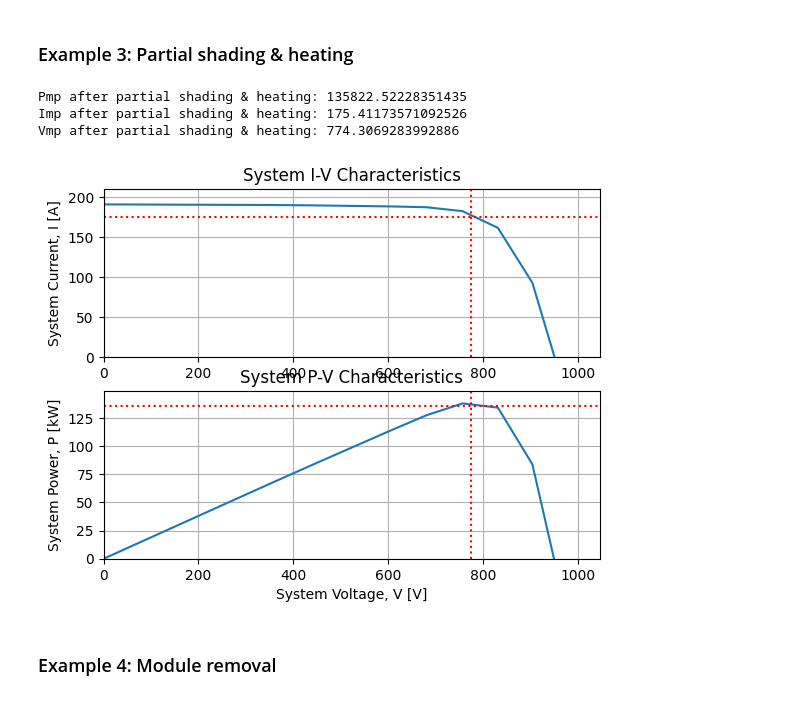
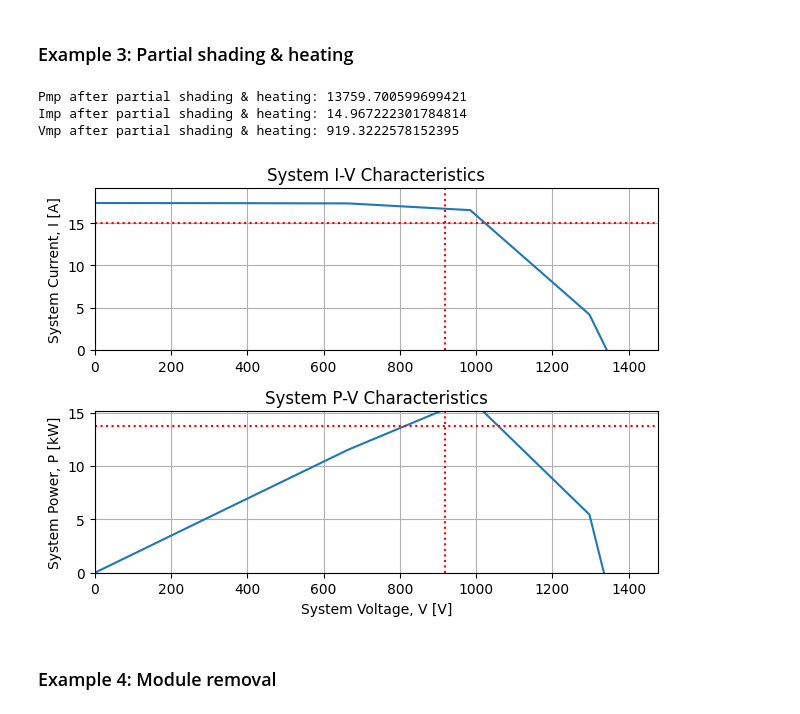
Before and after one commit to TideLangner/PVmismatch_study, a Jupyter notebook: src/simulation.ipynb, the cells around one changed output. Cells and saved outputs as stored; diff of their text form; code cells hidden in the pictures.

```diff
--- a/src/simulation.ipynb
+++ b/src/simulation.ipynb
@@ -31,18 +33,19 @@ Vmp after shading: 785.2341251983722
 # %% [markdown]
 ### Example 3: Partial shading & heating
 # %%
-pvsys = create_system()
+pvsys = create_system(module_type='std')
 shade_modules(pvsys, {0: {0: [(0.2,)*8, (0,1,2,3,4,5,6,7)]}})
 pvsys.setTemps({0:{0:[(100.0+273.15,)*8, (0,1,2,3,4,5,6,7)]}})
 print("Pmp after partial shading & heating:", pvsys.Pmp)
 print("Imp after partial shading & heating:", pvsys.Imp)
 print("Vmp after partial shading & heating:", pvsys.Vmp)
 ex3 = pvsys.plotSys()
+plt.tight_layout()
 # %% [output]
-Pmp after partial shading & heating: 135822.52228351435
-Imp after partial shading & heating: 175.41173571092526
-Vmp after partial shading & heating: 774.3069283992886
+Pmp after partial shading & heating: 13759.700599699421
+Imp after partial shading & heating: 14.967222301784814
+Vmp after partial shading & heating: 919.3222578152395
-[figure, old version]
+[figure, new version]
 # %% [markdown]
 ### Example 4: Module removal
 # %%
```
Also changed, not shown: parts of 5 cells of this notebook, 2 other files.
